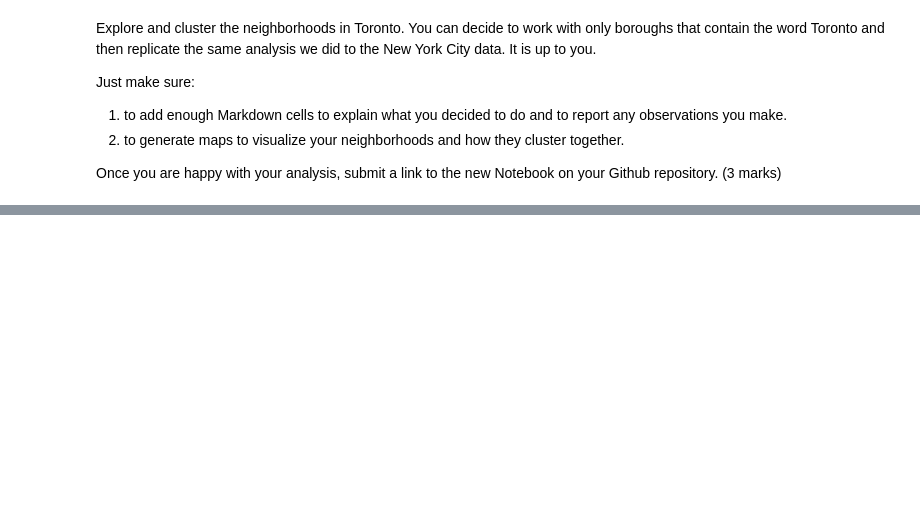
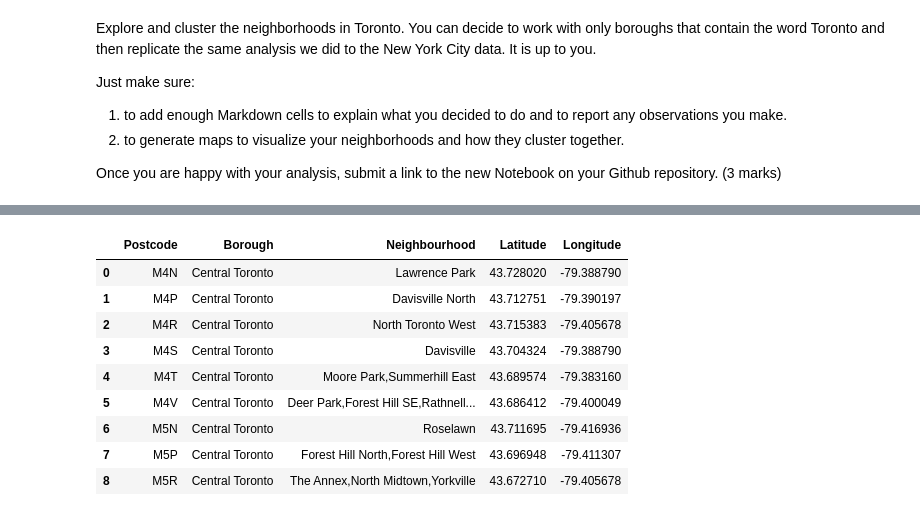
Before and after one commit to OxanaFalk/Coursera_Capstone, a Jupyter notebook: Assignment week 3, notebook 3 of 3.ipynb, the cells around one changed output, grey strips where cells are left out. Saved outputs shown, nothing was run; the diff lists cells and outputs as text; code cells hidden in the pictures; blank space fills up the shorter version.

```diff
--- a/Assignment week 3, notebook 3 of 3.ipynb
+++ b/Assignment week 3, notebook 3 of 3.ipynb
@@ -74,0 +146,14 @@ Once you are happy with your analysis, submit a link to the new Notebook on your
+# %%
+central_toronto = df3[df3['Borough'] == 'Central Toronto'].reset_index(drop=True)
+central_toronto.head(10)
+# %% [output]
+|  | Postcode | Borough | Neighbourhood | Latitude | Longitude |
+| 0 | M4N | Central Toronto | Lawrence Park | 43.728020 | -79.388790 |
+| 1 | M4P | Central Toronto | Davisville North | 43.712751 | -79.390197 |
+| 2 | M4R | Central Toronto | North Toronto West | 43.715383 | -79.405678 |
+| 3 | M4S | Central Toronto | Davisville | 43.704324 | -79.388790 |
+| 4 | M4T | Central Toronto | Moore Park,Summerhill East | 43.689574 | -79.383160 |
+| 5 | M4V | Central Toronto | Deer Park,Forest Hill SE,Rathnell... | 43.686412 | -79.400049 |
+| 6 | M5N | Central Toronto | Roselawn | 43.711695 | -79.416936 |
+| 7 | M5P | Central Toronto | Forest Hill North,Forest Hill West | 43.696948 | -79.411307 |
+| 8 | M5R | Central Toronto | The Annex,North Midtown,Yorkville | 43.672710 | -79.405678 |
```
Also changed, not shown: parts of 19 cells of this notebook.
